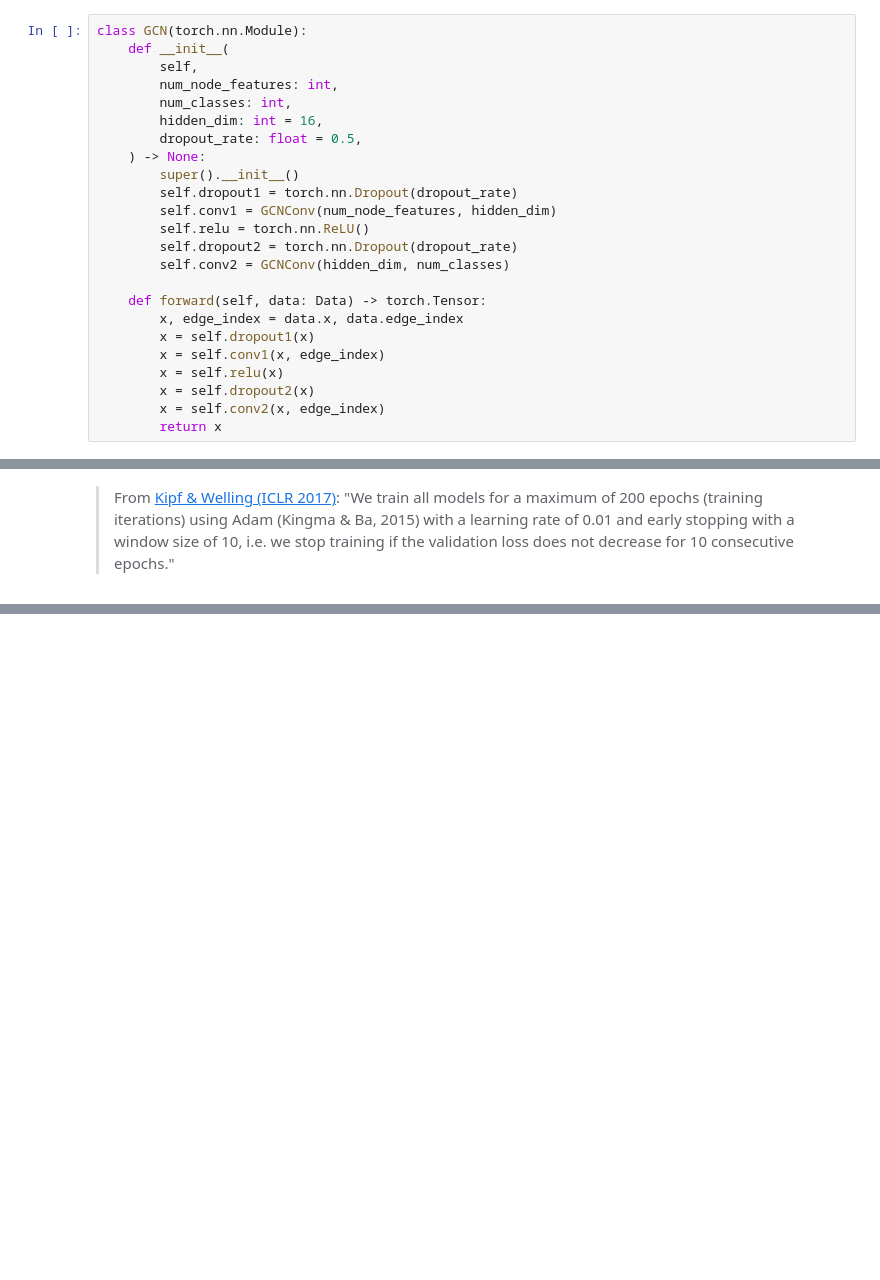
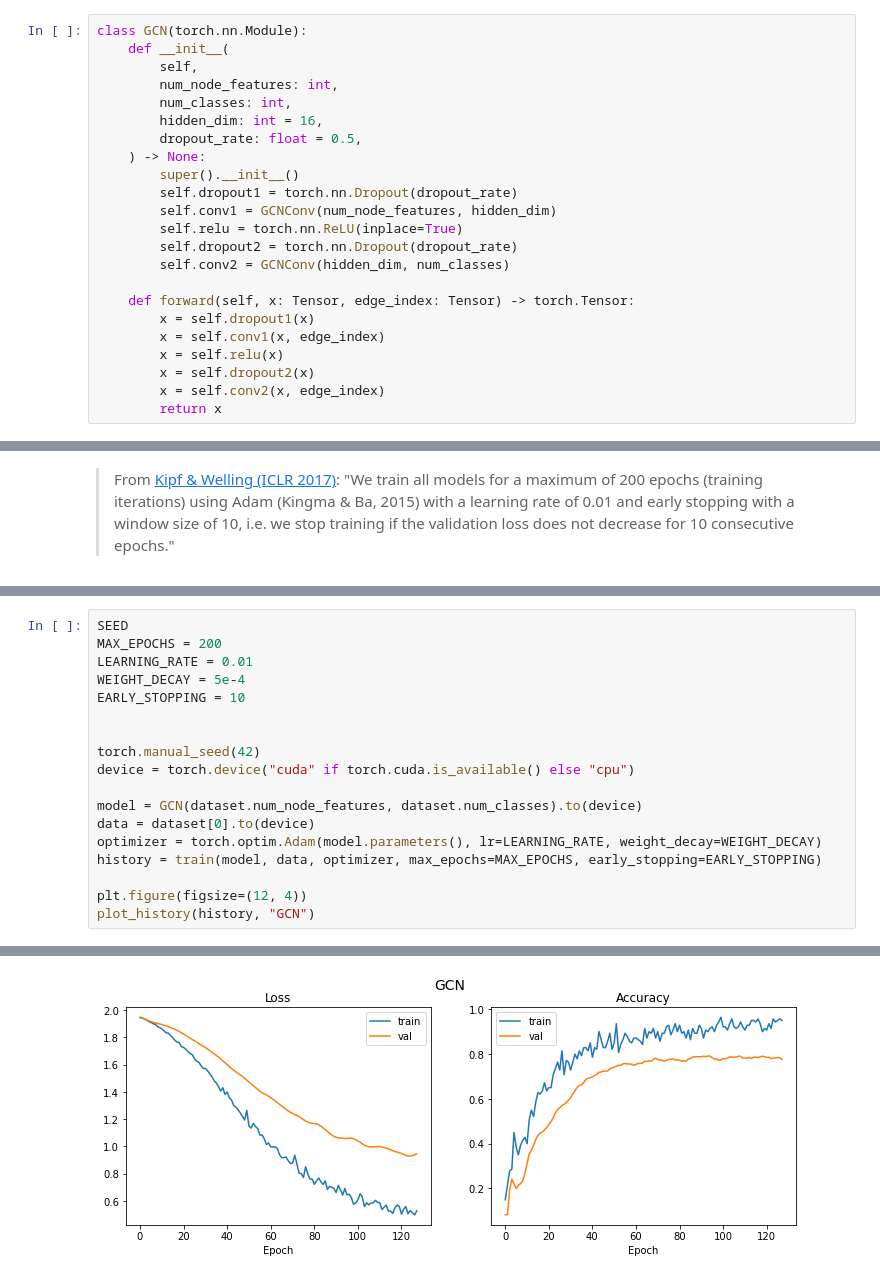
Before and after one commit to mnslarcher/cs224w-slides-to-code, a Jupyter notebook: notebooks/06-graph-neural-networks-1-gnn-model.ipynb, the cells around one changed output, grey strips where cells are left out. Cells and saved outputs as stored; diff of their text form; blank space fills up the shorter version.

```diff
--- a/notebooks/06-graph-neural-networks-1-gnn-model.ipynb
+++ b/notebooks/06-graph-neural-networks-1-gnn-model.ipynb
@@ -86,12 +83,11 @@ class GCN(torch.nn.Module):
         super().__init__()
         self.dropout1 = torch.nn.Dropout(dropout_rate)
         self.conv1 = GCNConv(num_node_features, hidden_dim)
-        self.relu = torch.nn.ReLU()
+        self.relu = torch.nn.ReLU(inplace=True)
         self.dropout2 = torch.nn.Dropout(dropout_rate)
         self.conv2 = GCNConv(hidden_dim, num_classes)
 
-    def forward(self, data: Data) -> torch.Tensor:
-        x, edge_index = data.x, data.edge_index
+    def forward(self, x: Tensor, edge_index: Tensor) -> torch.Tensor:
         x = self.dropout1(x)
         x = self.conv1(x, edge_index)
         x = self.relu(x)
@@ -229,0 +218,19 @@ plt.show()
+# %%
+SEED
+MAX_EPOCHS = 200
+LEARNING_RATE = 0.01
+WEIGHT_DECAY = 5e-4
+EARLY_STOPPING = 10
+
+
+torch.manual_seed(42)
+device = torch.device("cuda" if torch.cuda.is_available() else "cpu")
+
+model = GCN(dataset.num_node_features, dataset.num_classes).to(device)
+data = dataset[0].to(device)
+optimizer = torch.optim.Adam(model.parameters(), lr=LEARNING_RATE, weight_decay=WEIGHT_DECAY)
+history = train(model, data, optimizer, max_epochs=MAX_EPOCHS, early_stopping=EARLY_STOPPING)
+
+plt.figure(figsize=(12, 4))
+plot_history(history, "GCN")
+# %% [output]
@@ -229,0 +254 @@ plt.show()
+[figure, added]
```
Also changed, not shown: parts of 7 cells of this notebook.
